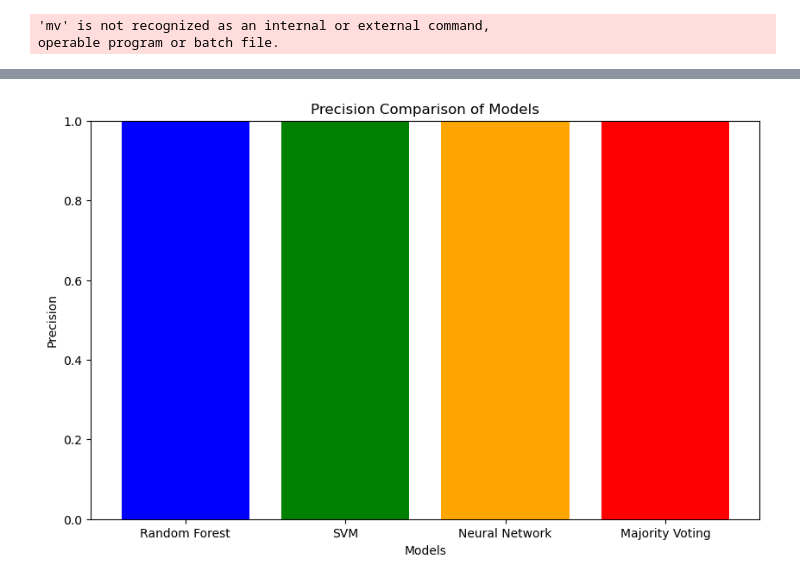
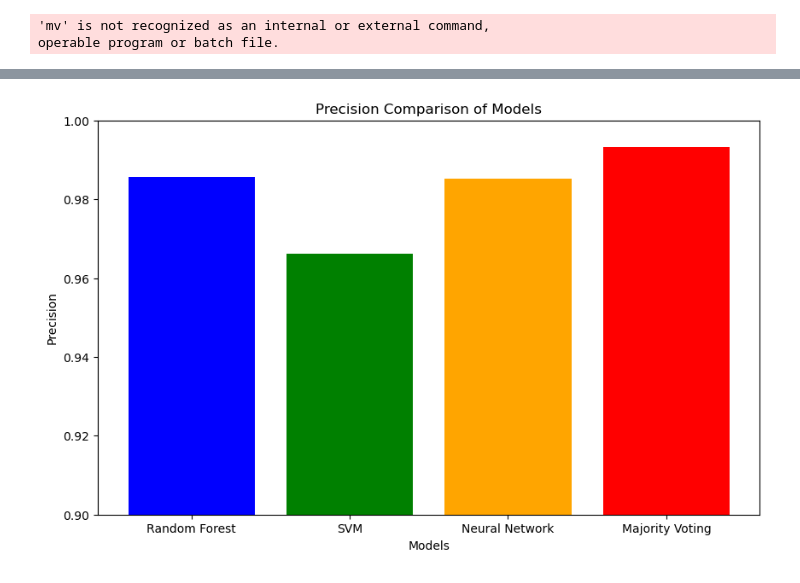
Before and after one commit to RaivoPoisu/SpamMail5, a Jupyter notebook: main.ipynb, the cells around one changed output, grey strips where cells are left out. Saved outputs shown, nothing was run; the diff lists cells and outputs as text; code cells hidden in the pictures.

```diff
--- a/main.ipynb
+++ b/main.ipynb
@@ -84,5 +85,5 @@ Neural, Nvector=Model.ReadModel2("Neural")
 # %%
 import Model
 importlib.reload(Model)
-modelRF=Model.RandomForestModel(SpamDataModel)
+modelRF,rf_pred,rf_acc,rf_prec,rf_recall,rf_cm=Model.RandomForestModel(SpamDataModel)
 # %% [output]
@@ -93,6 +99,3 @@ Model.SaveModel(modelRF,"RandomForestSec")
-# %%
-importlib.reload(Model)
-modelRF=Model.ReadModel("RandomForestSec")
 # %%
 ##############
 
@@ -106,5 +109,5 @@ modelRF=Model.ReadModel("RandomForestSec")
 # %%
 import Model
 importlib.reload(Model)
-SVModel=Model.SVM_Model(SpamDataModel)
+SVModel,svm_pred,svm_acc,svm_prec,svm_recall,svm_cm=Model.SVM_Model(SpamDataModel)
 # %% [output]
@@ -127,5 +135,5 @@ Model.SaveModel(SVModel,"SVM")
 # %%
 import Model
 importlib.reload(Model)
-final_pred=Model.MajorityVotingModel(SpamDataTest, modelRF, SVModel, Neural)
+final_pred,final_acc,final_prec,final_recall,final_cm=Model.MajorityVotingModel(SpamDataModel, modelRF, SVModel, Neural)
 # %% [output]
@@ -161,18 +176,19 @@ plt.show()
 # %%
 import matplotlib.pyplot as plt
 
+
 model_names = ['Random Forest', 'SVM', 'Neural Network', 'Majority Voting']
-precisions = [62,70,36,80]
+precisions = [rf_prec,svm_prec,nn_prec,final_prec]
 
 plt.figure(figsize=(10, 6))
 plt.bar(model_names, precisions, color=['blue', 'green', 'orange', 'red'])
 plt.xlabel('Models')
 plt.ylabel('Precision')
 plt.title('Precision Comparison of Models')
-plt.ylim(0, 1)
+plt.ylim(0.9, 1)
 plt.show()
 # %% [output]
-[figure, old version]
+[figure, new version]
 # %%
 from sklearn.metrics import confusion_matrix
 import seaborn as sns
```
Also changed, not shown: parts of 13 cells of this notebook, 5 other files.
